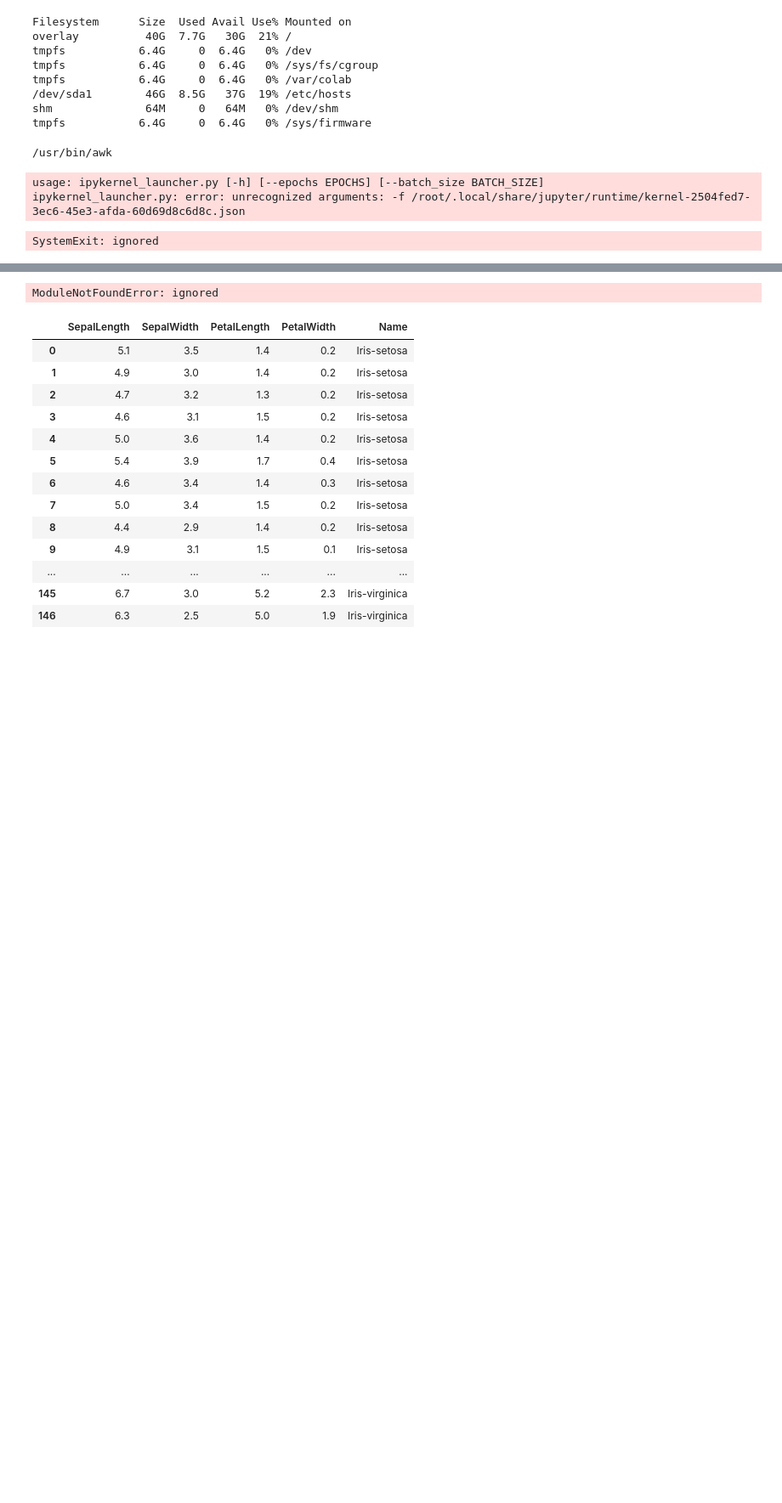
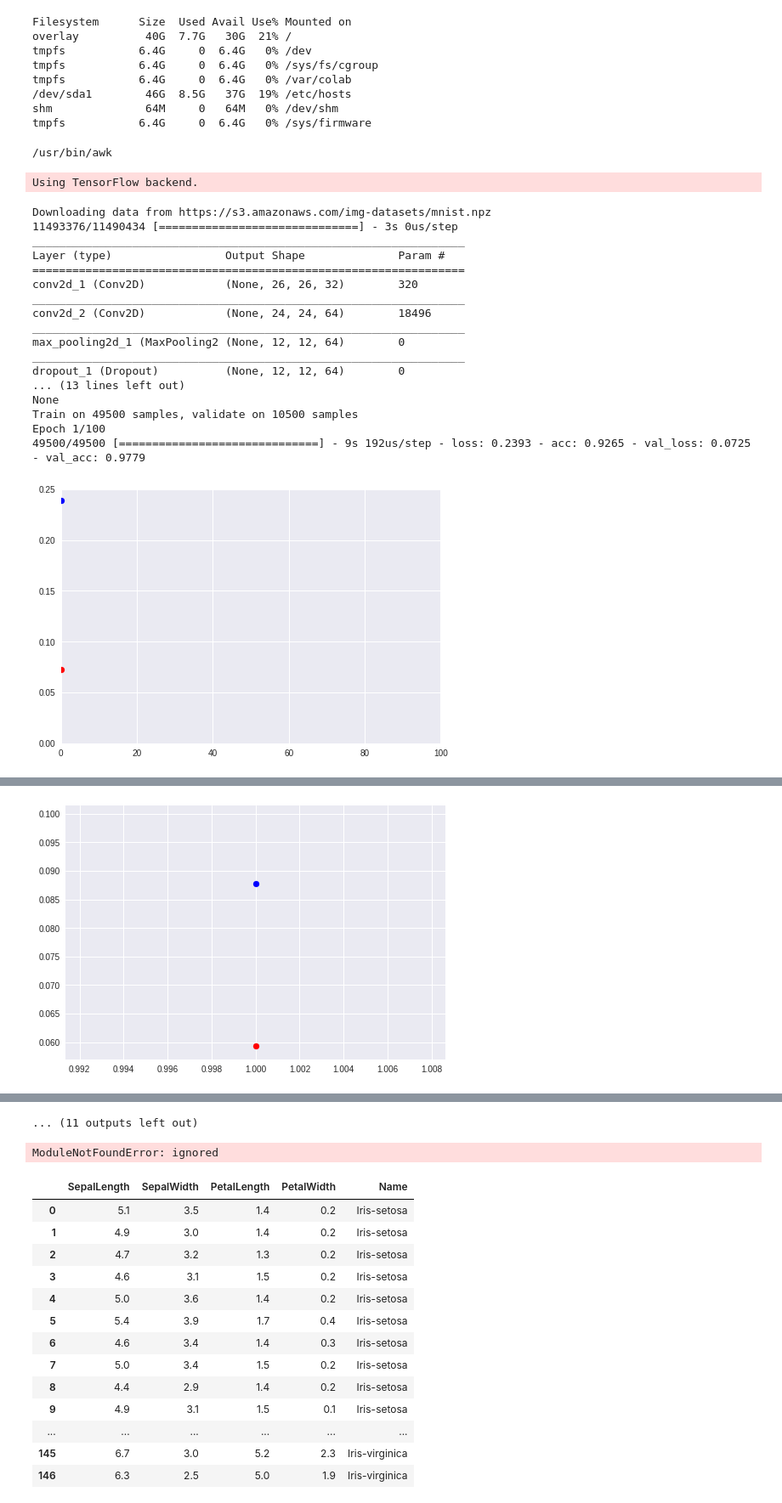
Before and after one commit to rfuk0503/myPractice, a Jupyter notebook: test.ipynb, the cells around one changed output, grey strips where cells are left out. Shown: that part at 85% size. Saved outputs shown, nothing was run; the diff lists cells and outputs as text; code cells hidden in the pictures; blank space fills up the shorter version.

```diff
--- a/test.ipynb
+++ b/test.ipynb
@@ -317,34 +314,52 @@ def main(epochs=5, batch_size=128):
     # train
     history = model.fit(x_train, y_train,
                         batch_size=batch_size, epochs=epochs,
                         verbose=1,
                         validation_data=(x_valid, y_valid),
                         callbacks=[plot_losses, csv_logger])
 
     # result
     score = model.evaluate(x_test, y_test, verbose=0)
     print('Test loss: {0}'.format(score[0]))
     print('Test accuracy: {0}'.format(score[1]))
 
     plot_result(history)
 
 
 if __name__ == '__main__':
+    '''
     parser = argparse.ArgumentParser(description='MNIST')
     parser.add_argument('--epochs', dest='epochs', type=int, help='size of epochs')
     parser.add_argument('--batch_size', dest='batch_size', type=int, help='size of batch')
     args = parser.parse_args()
     if args.epochs:
         epochs = args.epochs
     else:
         epochs = 100
     if args.batch_size:
         batch_size = args.batch_size
     else:
         batch_size = 128
-
+    '''
+    epochs = 100; batch_size = 128
     main(epochs, batch_size)
 # %% [output]
-usage: ipykernel_launcher.py [-h] [--epochs EPOCHS] [--batch_size BATCH_SIZE]
-ipykernel_launcher.py: error: unrecognized arguments: -f /root/.local/share/jupyter/runtime/kernel-2504fed7-3ec6-45e3-afda-60d69d8c6d8c.json
+Using TensorFlow backend.
-SystemExit: ignored
+Downloading data from https://s3.amazonaws.com/img-datasets/mnist.npz
+11493376/11490434 [==============================] - 3s 0us/step
+_________________________________________________________________
+Layer (type)                 Output Shape              Param #
+=================================================================
+conv2d_1 (Conv2D)            (None, 26, 26, 32)        320
+_________________________________________________________________
+conv2d_2 (Conv2D)            (None, 24, 24, 64)        18496
+_________________________________________________________________
+max_pooling2d_1 (MaxPooling2 (None, 12, 12, 64)        0
+_________________________________________________________________
+dropout_1 (Dropout)          (None, 12, 12, 64)        0
+... (13 lines left out)
+None
+Train on 49500 samples, validate on 10500 samples
+Epoch 1/100
+49500/49500 [==============================] - 9s 192us/step - loss: 0.2393 - acc: 0.9265 - val_loss: 0.0725 - val_acc: 0.9779
+[figure, added]
@@ -350,0 +368 @@ SystemExit: ignored
+[figure, added]
@@ -351,3 +380,4 @@ SystemExit: ignored
+... (11 outputs left out)
 # %%
 import caffe
 # %% [output]
```
Also changed, not shown: parts of 10 cells of this notebook.
